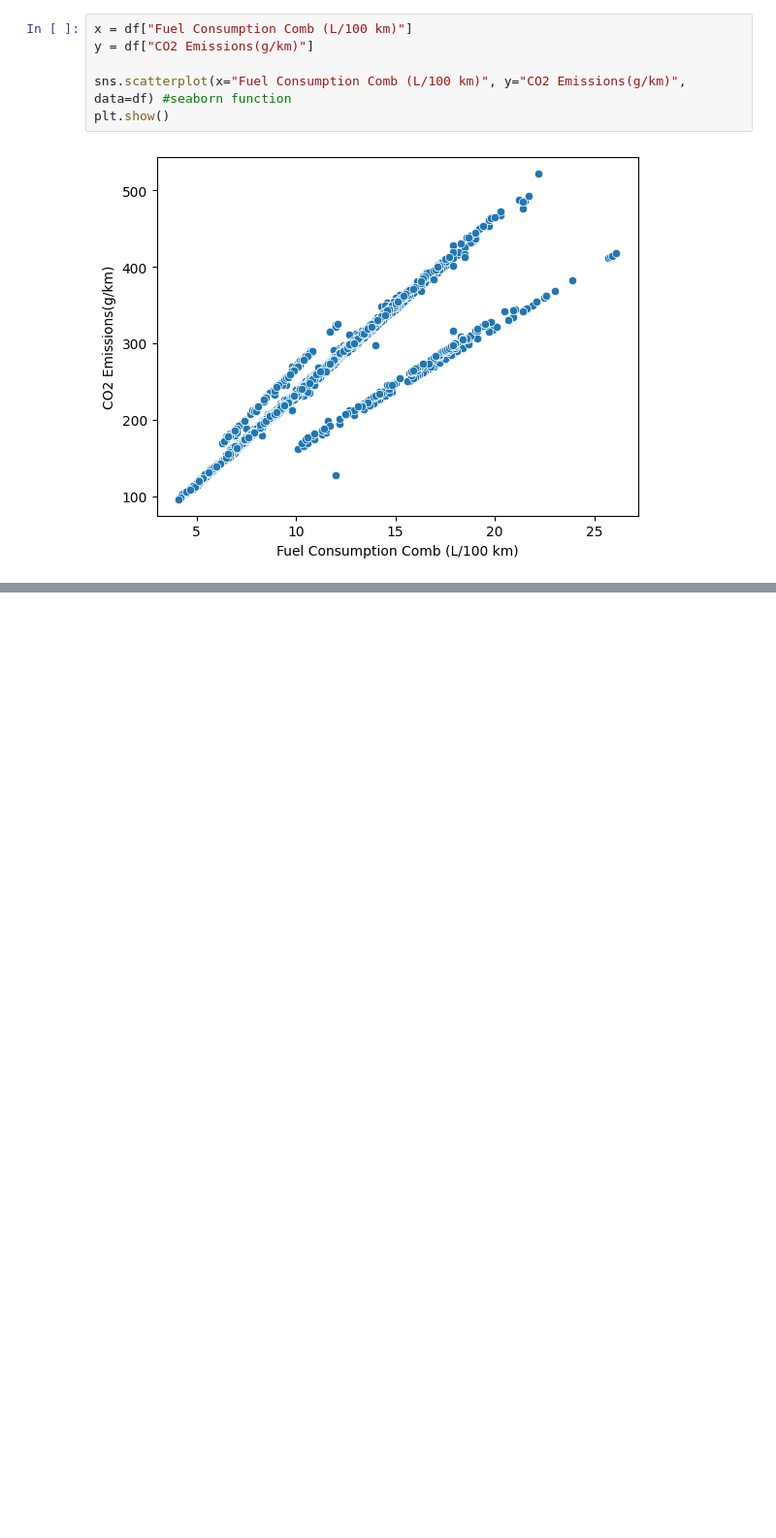
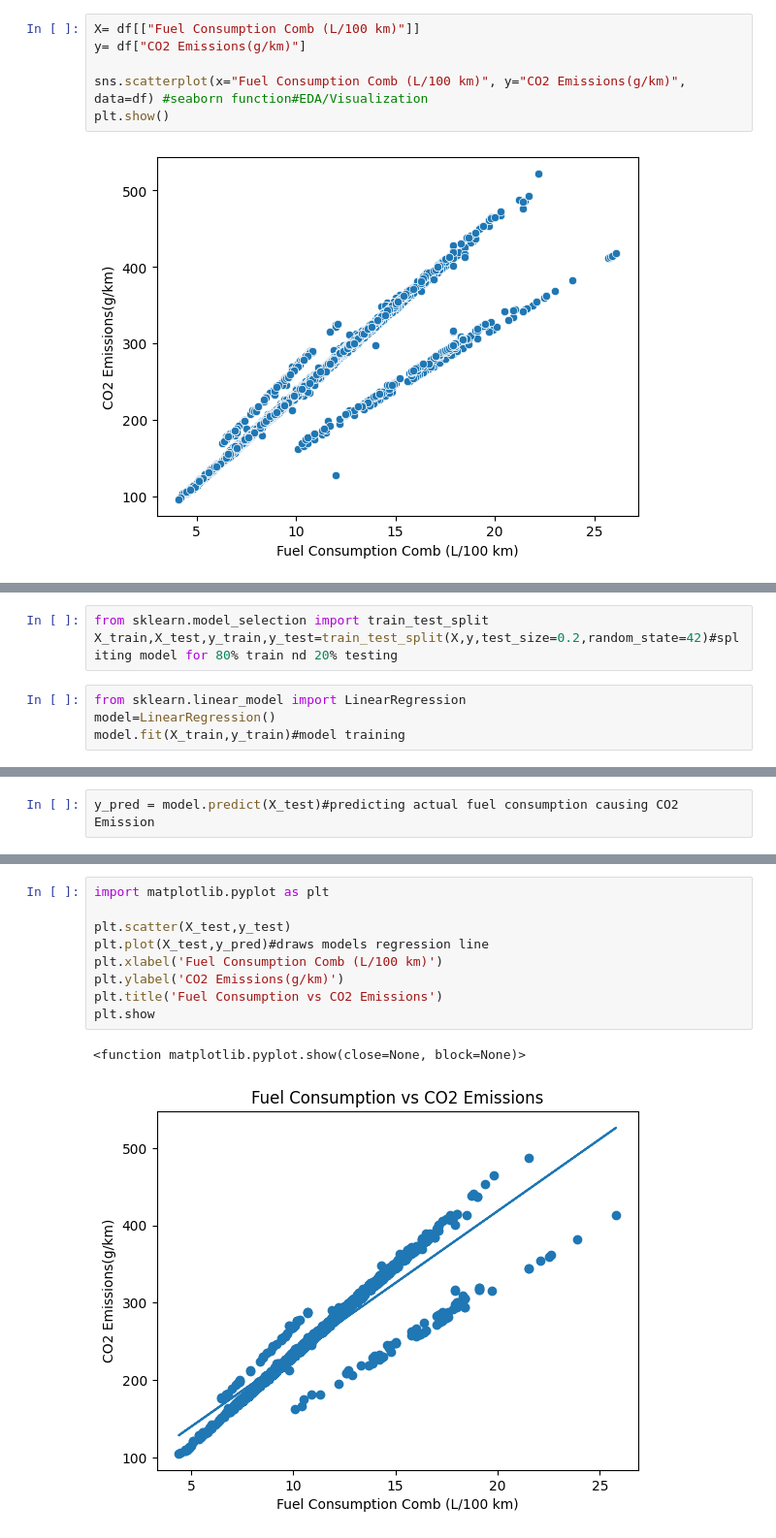
Before and after one commit to abcdon21/CO2-emission-regression, a Jupyter notebook: CO2_Emission_Regression.ipynb, the cells around one changed output, grey strips where cells are left out. Shown at 97% size. Saved outputs shown, nothing was run; the diff lists cells and outputs as text; blank space fills up the shorter version.

```diff
--- a/CO2_Emission_Regression.ipynb
+++ b/CO2_Emission_Regression.ipynb
@@ -116,10 +140,10 @@ Data columns (total 12 columns):
 dtypes: float64(4), int64(3), object(5)
 memory usage: 692.5+ KB
 # %%
-x = df["Fuel Consumption Comb (L/100 km)"]
-y = df["CO2 Emissions(g/km)"]
+X= df[["Fuel Consumption Comb (L/100 km)"]]
+y= df["CO2 Emissions(g/km)"]
 
-sns.scatterplot(x="Fuel Consumption Comb (L/100 km)", y="CO2 Emissions(g/km)", data=df) #seaborn function
+sns.scatterplot(x="Fuel Consumption Comb (L/100 km)", y="CO2 Emissions(g/km)", data=df) #seaborn function#EDA/Visualization
 plt.show()
 # %% [output]
 [figure]
@@ -127,0 +158,7 @@ from sklearn.preprocessing import PolynomialFeatures
+# %%
+from sklearn.model_selection import train_test_split
+X_train,X_test,y_train,y_test=train_test_split(X,y,test_size=0.2,random_state=42)#spliting model for 80% train nd 20% testing
+# %%
+from sklearn.linear_model import LinearRegression
+model=LinearRegression()
+model.fit(X_train,y_train)#model training
@@ -127,0 +167,2 @@ from sklearn.preprocessing import PolynomialFeatures
+# %%
+y_pred = model.predict(X_test)#predicting actual fuel consumption causing CO2 Emission
@@ -127,0 +190,12 @@ from sklearn.preprocessing import PolynomialFeatures
+# %%
+import matplotlib.pyplot as plt
+
+plt.scatter(X_test,y_test)
+plt.plot(X_test,y_pred)#draws models regression line
+plt.xlabel('Fuel Consumption Comb (L/100 km)')
+plt.ylabel('CO2 Emissions(g/km)')
+plt.title('Fuel Consumption vs CO2 Emissions')
+plt.show
+# %% [output]
+<function matplotlib.pyplot.show(close=None, block=None)>
+[figure, added]
```
Also changed, not shown: parts of 11 cells of this notebook.
